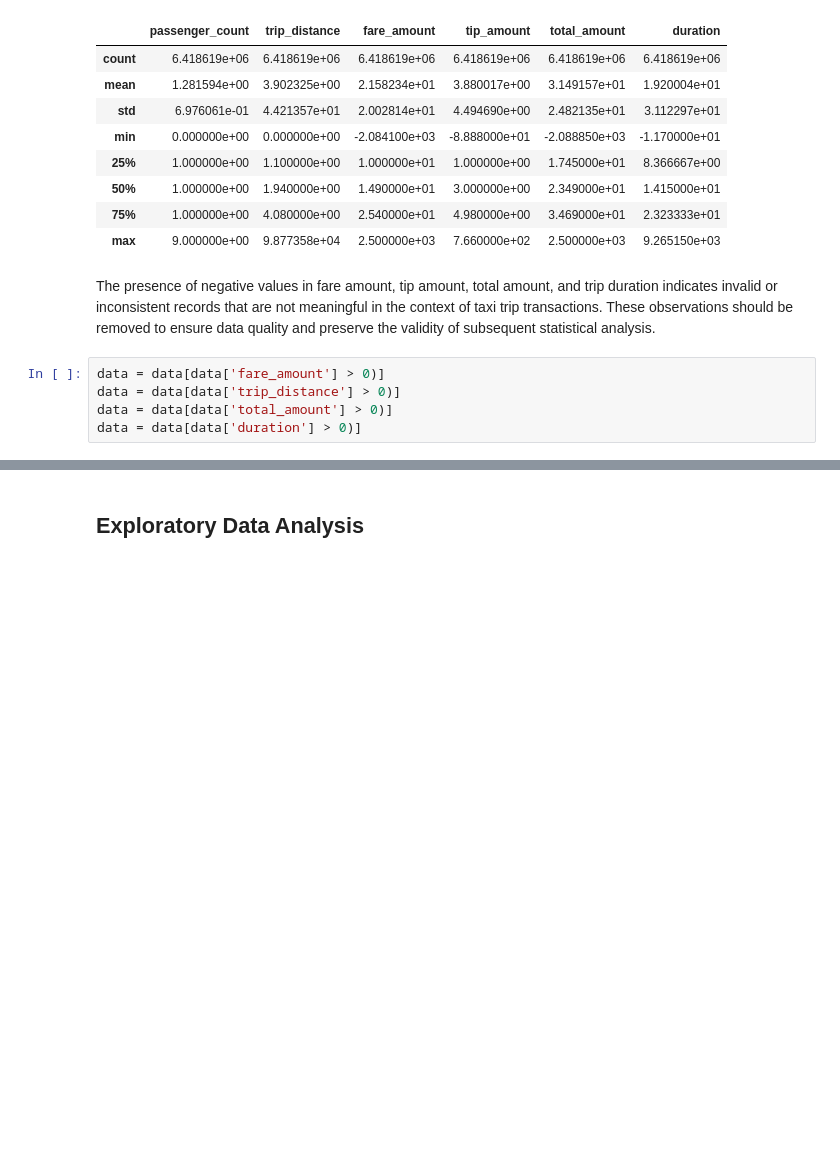
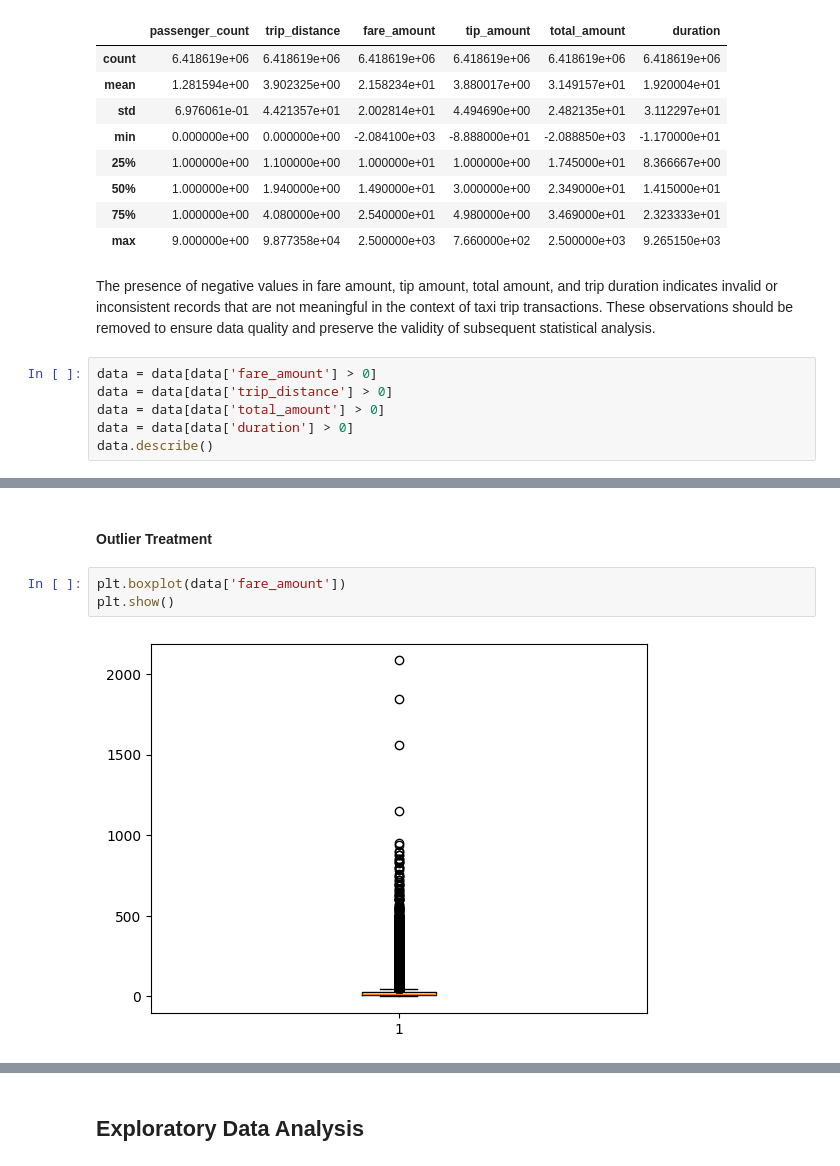
Before and after one commit to suparnachowdhury/Hypothesis-Testing-for-Taxi-Revenue-Optimization, a Jupyter notebook: Hypothesis Testing for Taxi Revenue Optimization.ipynb, the cells around one changed output, grey strips where cells are left out. Cells and saved outputs as stored; diff of their text form; blank space fills up the shorter version.

```diff
--- a/Hypothesis Testing for Taxi Revenue Optimization.ipynb
+++ b/Hypothesis Testing for Taxi Revenue Optimization.ipynb
@@ -291,7 +293,8 @@ data.describe()
 # %% [markdown]
 The presence of negative values in fare amount, tip amount, total amount, and trip duration  indicates invalid or inconsistent records that are not meaningful in the context of taxi trip transactions.  These observations should be removed to ensure data quality and preserve the validity of subsequent statistical analysis.
 # %%
-data = data[data['fare_amount'] > 0)]
-data = data[data['trip_distance'] > 0)]
-data = data[data['total_amount'] > 0)]
-data = data[data['duration'] > 0)]
+data = data[data['fare_amount'] > 0]
+data = data[data['trip_distance'] > 0]
+data = data[data['total_amount'] > 0]
+data = data[data['duration'] > 0]
+data.describe()
@@ -297,0 +311,7 @@ data = data[data['duration'] > 0)]
+# %% [markdown]
+#### Outlier Treatment
+# %%
+plt.boxplot(data['fare_amount'])
+plt.show()
+# %% [output]
+[figure, added]
```
Also changed, not shown: parts of 3 cells of this notebook.
